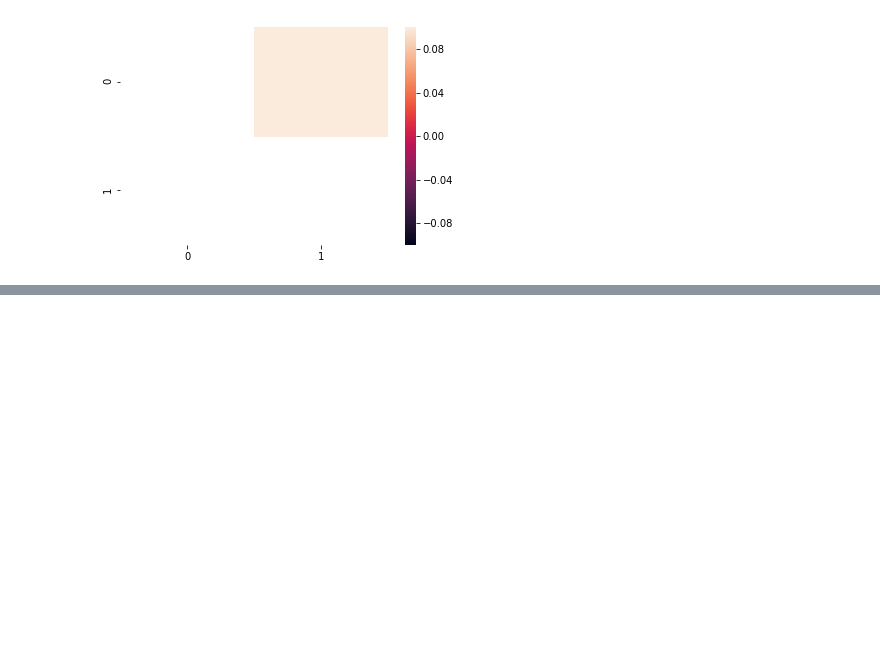
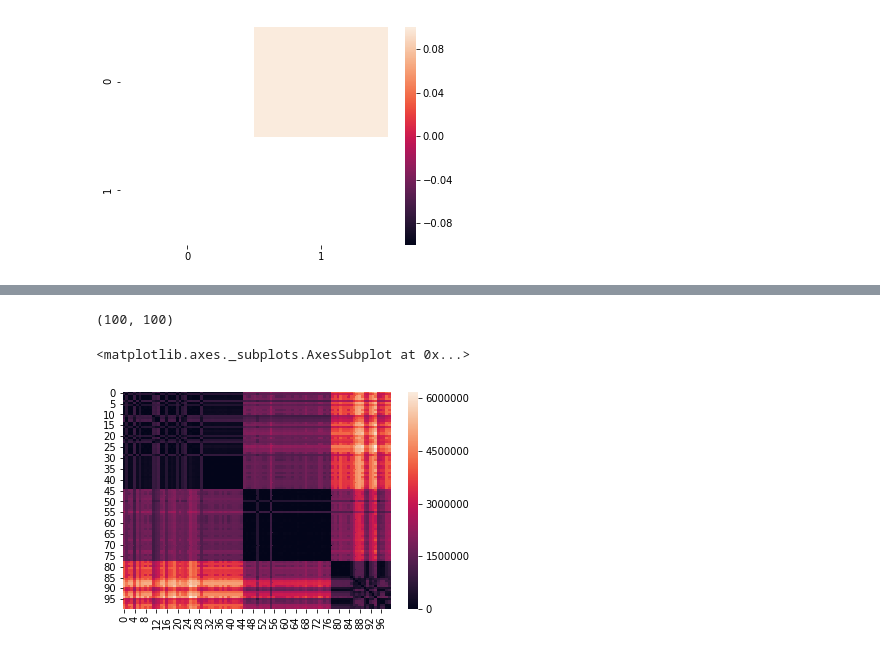
Before and after one commit to Didanny/EECE-499-Emotion-Recognition, a Jupyter notebook: Python Code/DTW Clustering/Dist_Matrix_NoPenalty.ipynb, the cells around one changed output, grey strips where cells are left out. Cells and saved outputs as stored; diff of their text form; code cells hidden in the pictures; blank space fills up the shorter version.

```diff
--- a/Python Code/DTW Clustering/Dist_Matrix_NoPenalty.ipynb
+++ b/Python Code/DTW Clustering/Dist_Matrix_NoPenalty.ipynb
@@ -94,0 +79,4 @@ array([[      0.        ,  685999.80847838,    6072.28759009, ...,
+# %%
+dist_matrix.shape
+# %% [output]
+(100, 100)
@@ -94,0 +88,5 @@ array([[      0.        ,  685999.80847838,    6072.28759009, ...,
+# %%
+sns.heatmap(dist_matrix)
+# %% [output]
+<matplotlib.axes._subplots.AxesSubplot at 0x...>
+[figure, added]
```
Also changed, not shown: parts of 22 cells of this notebook, 1 other file.
